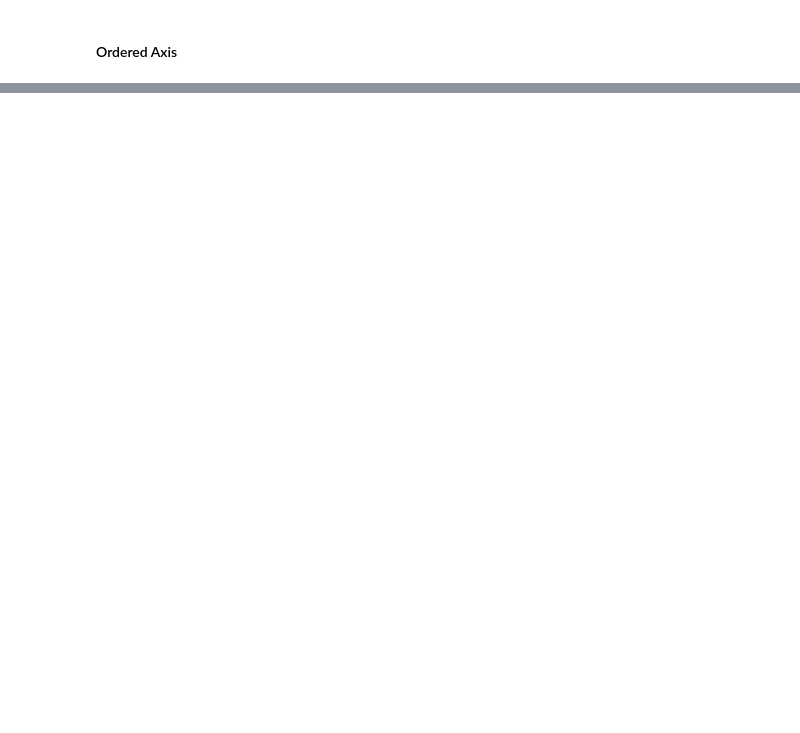
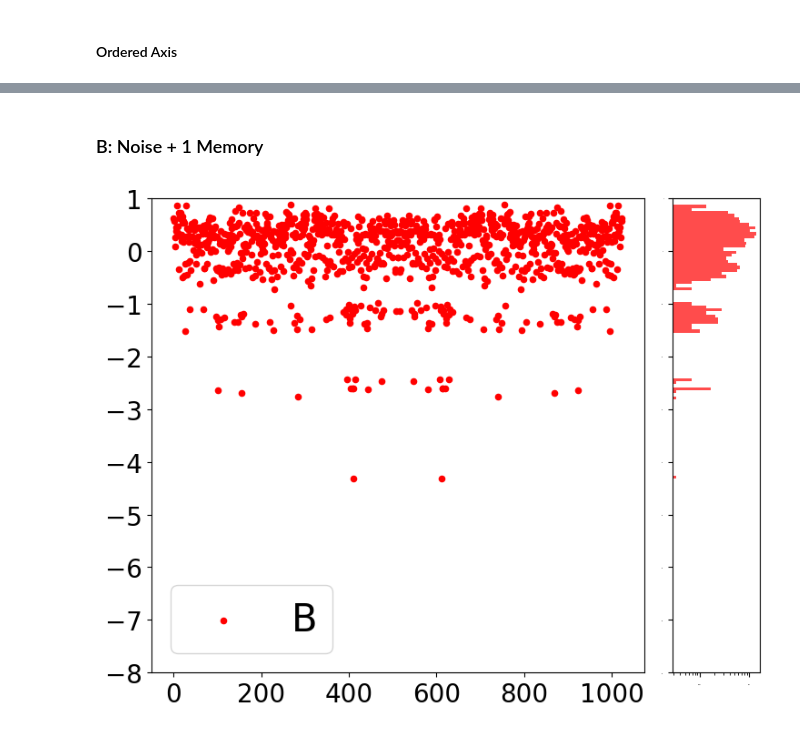
Before and after one commit to d-domeniconi/hopfield_network, a Jupyter notebook: learning_about_learning.ipynb, the cells around one changed output, grey strips where cells are left out. Drawn from its saved outputs; the diff is of its cells as text; code cells hidden in the pictures; blank space fills up the shorter version.

```diff
--- a/learning_about_learning.ipynb
+++ b/learning_about_learning.ipynb
@@ -265,0 +303,8 @@ plt.show()
+# %% [markdown]
+### B: Noise + 1 Memory
+# %%
+b_data = np.load("data/averages_trained_1.npz")
+
+hp.plot_energy_and_distribution('B', b_data["y"], plot_color='red')
+# %% [output]
+[figure, added]
```
Also changed, not shown: parts of 18 cells of this notebook, 22 other files.
